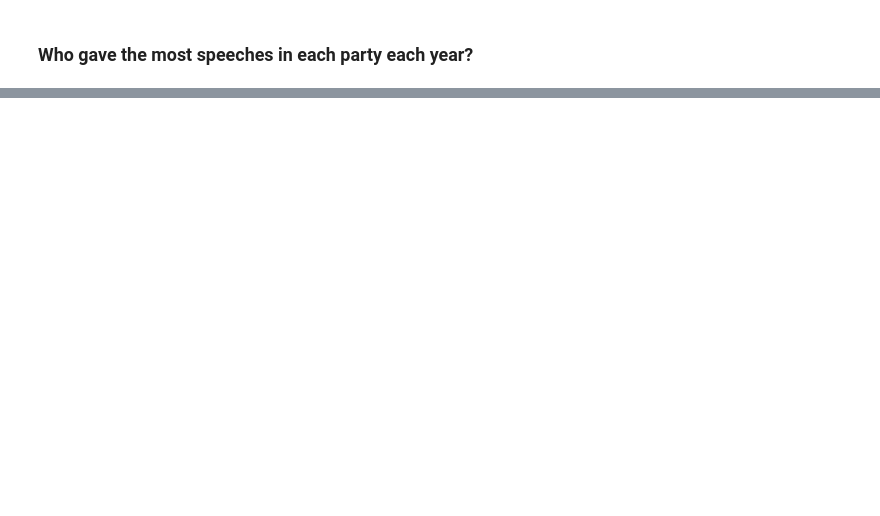
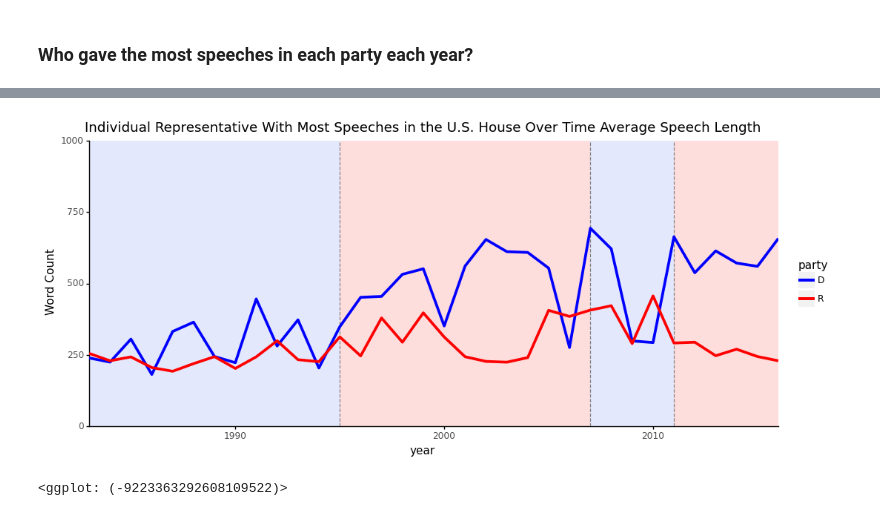
Before and after one commit to JM-Pearl/Dissertation, a Jupyter notebook: EDA House Speeches.ipynb, the cells around one changed output, grey strips where cells are left out. Saved outputs shown, nothing was run; the diff lists cells and outputs as text; code cells hidden in the pictures; blank space fills up the shorter version.

```diff
--- a/EDA House Speeches.ipynb
+++ b/EDA House Speeches.ipynb
@@ -213,0 +207,32 @@ Uh Oh... Noticing here that there is some significnat mislabeling of representat
+# %%
+def get_summary_max_speaker(x):
+    mean = ldf.loc[(ldf.year == x.year) & (ldf.speaker == x.speaker)].word_count.mean()
+    median = ldf.loc[(ldf.year == x.year) & (ldf.speaker == x.speaker)].word_count.median()
+    row = {"speaker":x.speaker,'year':x.year,'party':x.party_y,'mean':mean,'median':median}
+    return row
+
+max_speaker_avg_length_df = pd.DataFrame(list(max_speeches.apply(get_summary_max_speaker,1)))
+
+(
+ggplot(max_speaker_avg_length_df,
+       aes(x = 'year', y='mean',color='party')) +
+    annotate('rect',xmin=1983,xmax=1995,ymin=0,ymax=1000,fill='#a5b3f7',alpha=0.3) +
+    annotate('rect',xmin=1995,xmax=2007,ymin=0,ymax=1000,fill='#fc8f8f',alpha=0.3) +
+    annotate('rect',xmin=2007,xmax=2011,ymin=0,ymax=1000,fill='#a5b3f7',alpha=0.3) +
+    annotate('rect',xmin=2011,xmax=2016,ymin=0,ymax=1000,fill='#fc8f8f',alpha=0.3) +
+    annotate('segment',x=1995,xend=1995,y=0,yend=1000,color='grey',linetype='dashed') +
+    annotate('segment',x=2007,xend=2007,y=0,yend=1000,color='grey',linetype='dashed') +
+    annotate('segment',x=2011,xend=2011,y=0,yend=1000,color='grey',linetype='dashed') +
+    geoms.geom_line(size=1.5) +
+    scales.scale_color_manual(values=['Blue','Red']) +
+    theme(panel_background=element_blank(),
+          axis_line=element_line(),
+         figure_size=(12,5)) +
+    ylab('Word Count') +
+    ggtitle("Individual Representative With Most Speeches in the U.S. House Over Time Average Speech Length") +
+    scales.scale_y_continuous(expand=[0,0]) +
+    scales.scale_x_continuous(expand=[0,0])
+)
+# %% [output]
+[figure, added]
+<ggplot: (-9223363292608109522)>
```
Also changed, not shown: parts of 22 cells of this notebook.
